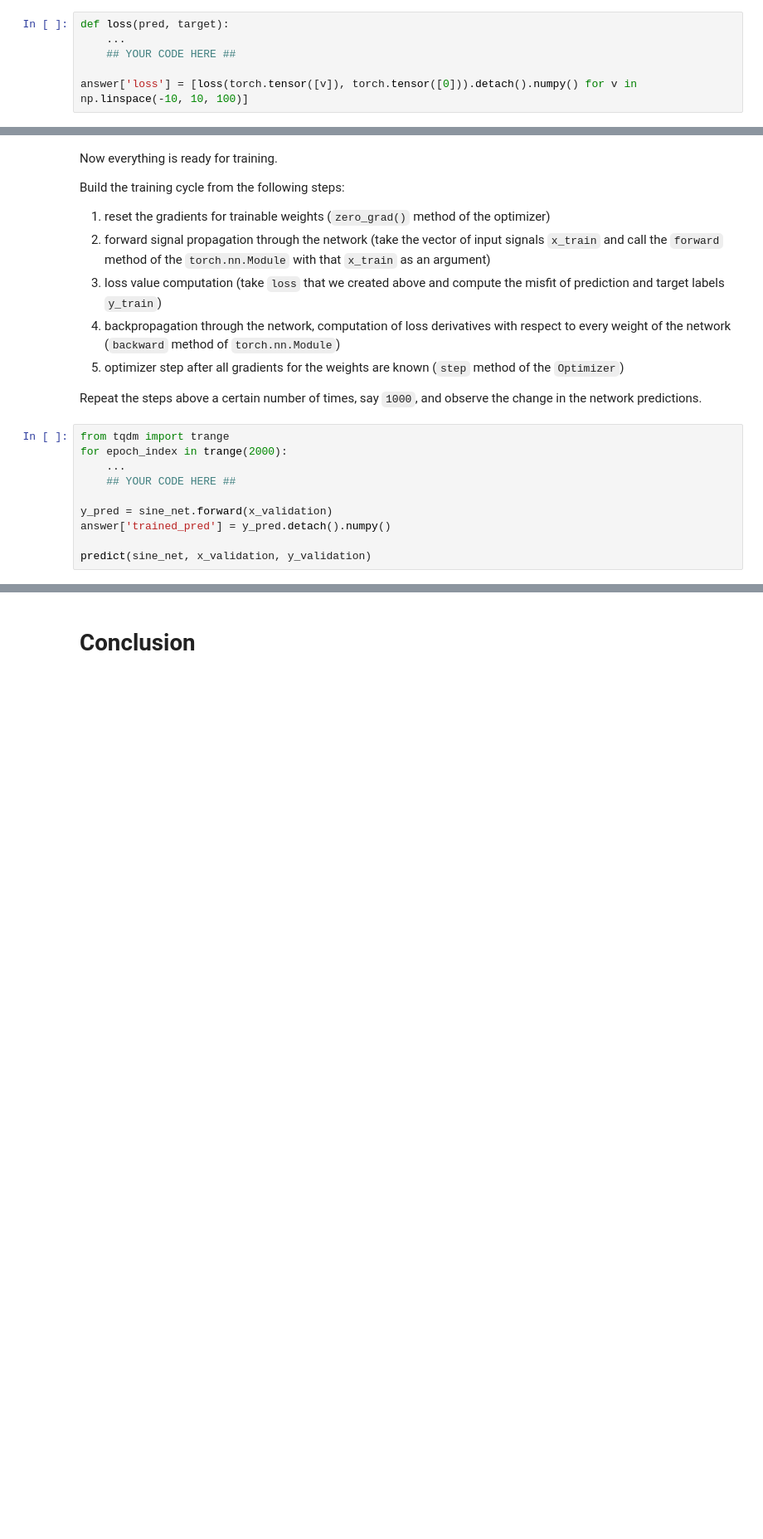
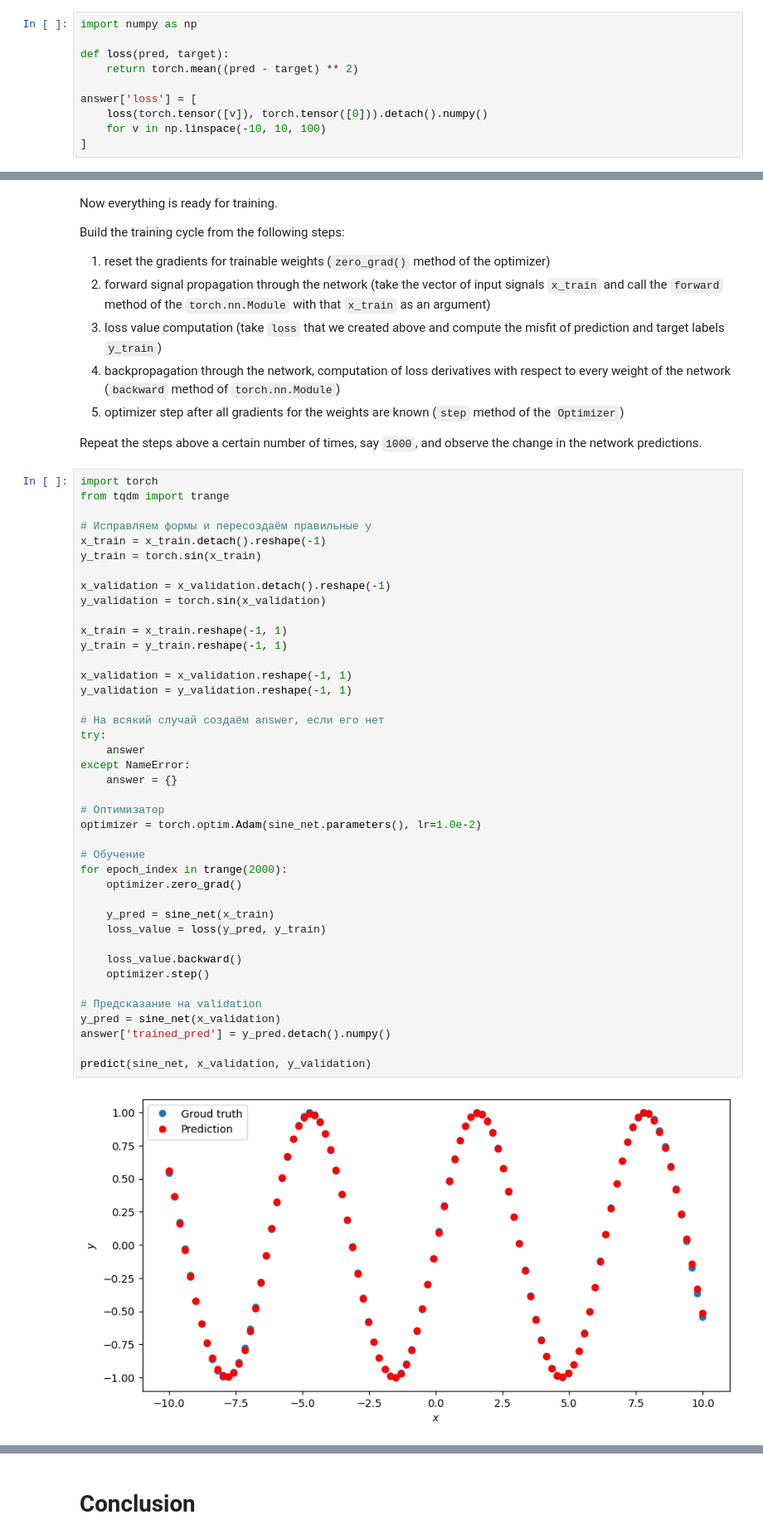
Before and after one commit to smth2001/ageeva_nn, a Jupyter notebook: .laborantum/texts/course/1. Preparation/9. Training a Simple Network/task.ipynb, the cells around one changed output, grey strips where cells are left out. Shown at 83% size. Drawn from its saved outputs; the diff is of its cells as text; blank space fills up the shorter version.

```diff
--- a/.laborantum/texts/course/1. Preparation/9. Training a Simple Network/task.ipynb
+++ b/.laborantum/texts/course/1. Preparation/9. Training a Simple Network/task.ipynb
@@ -161,11 +193,15 @@ The lower this deviation is, the closer the neural network prediction is to the
 
 Code this loss function. Note that `pred` and `target` are vectors.
 # %%
+import numpy as np
+
 def loss(pred, target):
-    ...
-    ## YOUR CODE HERE ##
+    return torch.mean((pred - target) ** 2)
 
-answer['loss'] = [loss(torch.tensor([v]), torch.tensor([0])).detach().numpy() for v in np.linspace(-10, 10, 100)]
+answer['loss'] = [
+    loss(torch.tensor([v]), torch.tensor([0])).detach().numpy()
+    for v in np.linspace(-10, 10, 100)
+]
 # %% [markdown]
 # Optimizer
 # %% [markdown]
@@ -189,16 +225,49 @@ Build the training cycle from the following steps:
 5. optimizer step after all gradients for the weights are known (`step` method of the `Optimizer`)
 
 Repeat the steps above a certain number of times, say `1000`, and observe the change in the network predictions.
-# %%
-from tqdm import trange
-for epoch_index in trange(2000):
-    ...
-    ## YOUR CODE HERE ##
-
-y_pred = sine_net.forward(x_validation)
-answer['trained_pred'] = y_pred.detach().numpy()
-
-predict(sine_net, x_validation, y_validation)
+# %%
+import torch
+from tqdm import trange
+
+# Исправляем формы и пересоздаём правильные y
+x_train = x_train.detach().reshape(-1)
+y_train = torch.sin(x_train)
+
+x_validation = x_validation.detach().reshape(-1)
+y_validation = torch.sin(x_validation)
+
+x_train = x_train.reshape(-1, 1)
+y_train = y_train.reshape(-1, 1)
+
+x_validation = x_validation.reshape(-1, 1)
+y_validation = y_validation.reshape(-1, 1)
+
+# На всякий случай создаём answer, если его нет
+try:
+    answer
+except NameError:
+    answer = {}
+
+# Оптимизатор
+optimizer = torch.optim.Adam(sine_net.parameters(), lr=1.0e-2)
+
+# Обучение
+for epoch_index in trange(2000):
+    optimizer.zero_grad()
+
+    y_pred = sine_net(x_train)
+    loss_value = loss(y_pred, y_train)
+
+    loss_value.backward()
+    optimizer.step()
+
+# Предсказание на validation
+y_pred = sine_net(x_validation)
+answer['trained_pred'] = y_pred.detach().numpy()
+
+predict(sine_net, x_validation, y_validation)
+# %% [output]
+[figure, added]
 # %%
 import lovely_tensors as lt
 lt.monkey_patch()
```
Also changed, not shown: parts of 10 cells of this notebook, 2 other files.
